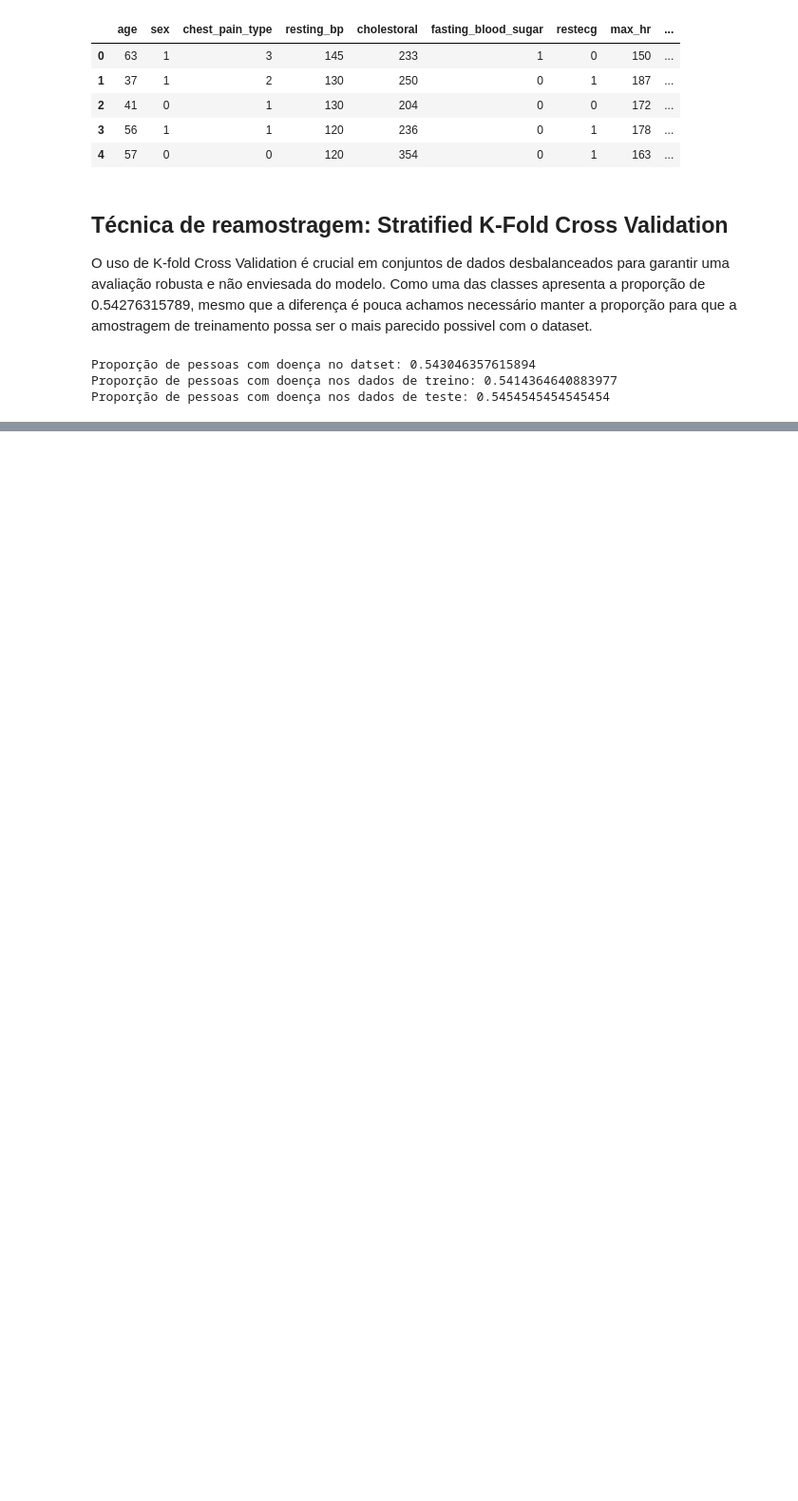
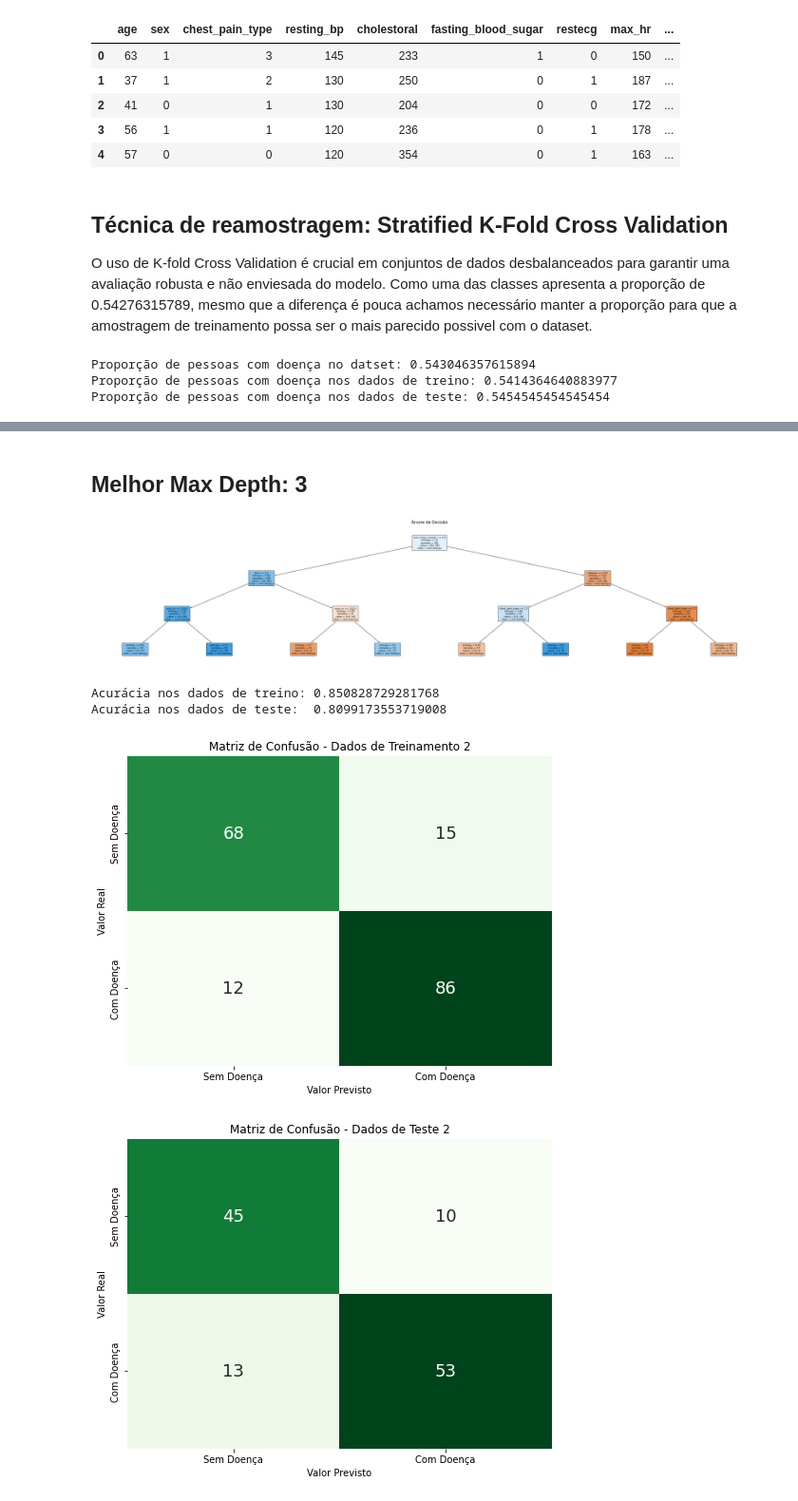
Before and after one commit to matheusbs8/Trabalho-final-IML, a Jupyter notebook: modelos/arvore_de_decisao/arvore_decisao.ipynb, the cells around one changed output, grey strips where cells are left out. Shown at 95% size. Cells and saved outputs as stored; diff of their text form; code cells hidden in the pictures; blank space fills up the shorter version.

```diff
--- a/modelos/arvore_de_decisao/arvore_decisao.ipynb
+++ b/modelos/arvore_de_decisao/arvore_decisao.ipynb
@@ -158,0 +142,28 @@ plot_confusion_matrix(y_test, y_test_pred, 'Matriz de Confusão - Dados de Teste
+# %% [markdown]
+## Melhor Max Depth: 3
+# %%
+#classificador de árvore de decisão
+clf = DecisionTreeClassifier(criterion='entropy', max_depth=3,random_state=958)
+
+
+clf.fit(X_train, y_train)
+plt.figure(figsize=(46, 10))
+plot_tree(clf, filled=True, feature_names=X.columns, class_names=['sem doença', 'com doença'],  fontsize=9, precision=2)
+plt.title("Árvore de Decisão", fontsize=15)  # Título da árvore
+plt.savefig('arvore_decisao2.png', format='png', dpi=300)
+plt.show()
+
+y_train_pred = clf.predict(X_train)
+y_test_pred = clf.predict(X_test)
+
+
+print(f'Acurácia nos dados de treino: {accuracy_score(y_train, y_train_pred)}')
+print(f'Acurácia nos dados de teste:  {accuracy_score(y_test, y_test_pred)}')
+plotar_matrix(y_train, y_train_pred, 'Matriz de Confusão - Dados de Treinamento 2')
+plotar_matrix(y_test, y_test_pred, 'Matriz de Confusão - Dados de Teste 2')
+# %% [output]
+[figure, added]
+Acurácia nos dados de treino: 0.850828729281768
+Acurácia nos dados de teste:  0.8099173553719008
+[figure, added]
+[figure, added]
```
Also changed, not shown: parts of 14 cells of this notebook, 21 other files.
